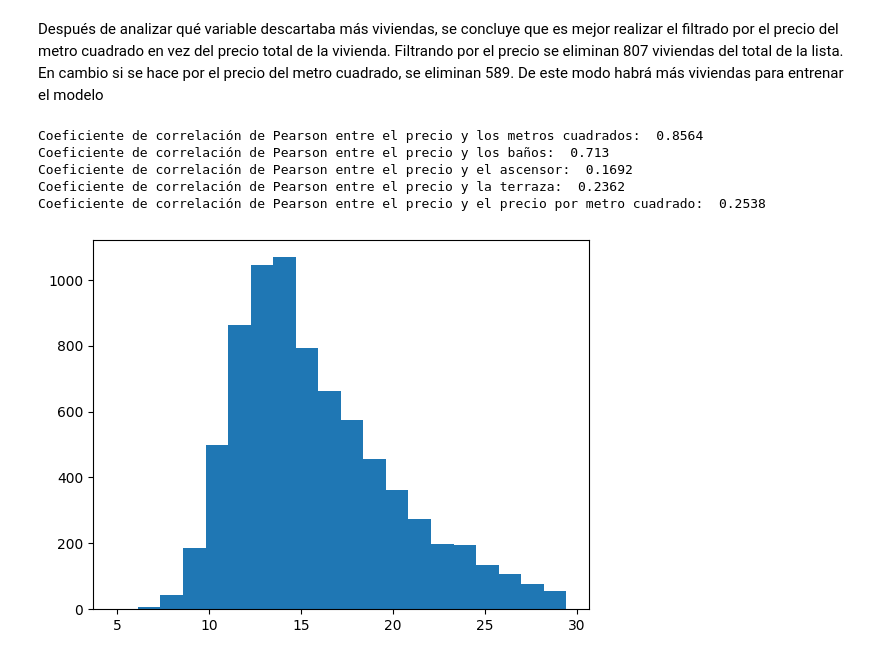
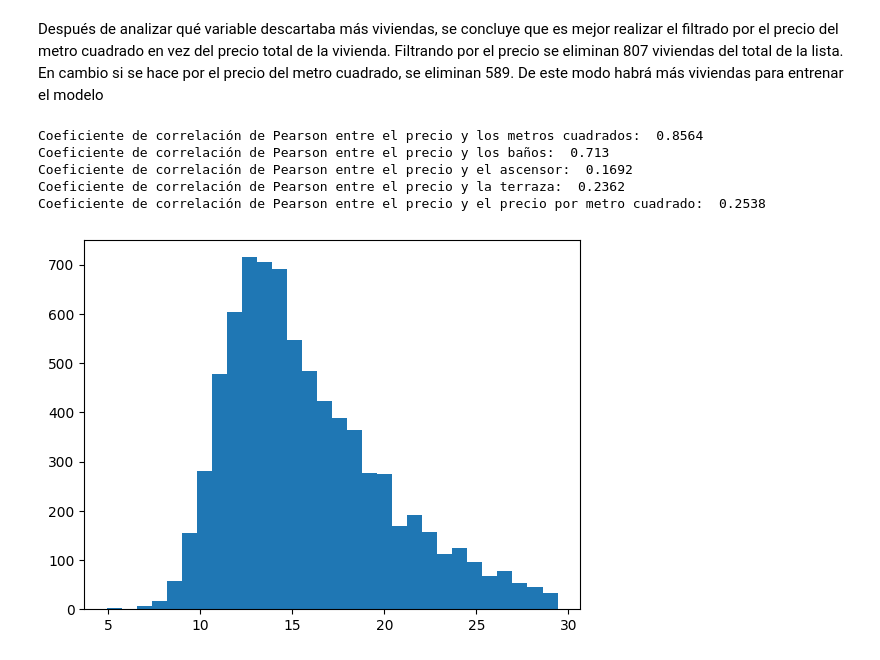
Before and after one commit to carlosarreguib/PROYECTO_1, a Jupyter notebook: Proyecto_1.ipynb, the cells around one changed output. Cells and saved outputs as stored; diff of their text form; code cells hidden in the pictures.

```diff
--- a/Proyecto_1.ipynb
+++ b/Proyecto_1.ipynb
@@ -154,26 +150,26 @@ Después de analizar qué variable descartaba más viviendas, se concluye que es
 # %%
 # Establecemos que df es de aquí en adelante el df del filtrado por el precio por el metro cuadrado
 df = df_filtrado_2
 
 # Analizamos la correlación del precio con otras variables del dataframe
 corr_1 = df['price'].corr(df['square_meters'])
 corr_2 = df['price'].corr(df['bathroom'])
 corr_3 = df['price'].corr(df['lift'])
 corr_4 = df['price'].corr(df['terrace'])
 corr_5 = df['price'].corr(df['square_meters_price'])
 
 print("Coeficiente de correlación de Pearson entre el precio y los metros cuadrados: ", round(corr_1, 4))
 print("Coeficiente de correlación de Pearson entre el precio y los baños: ", round(corr_2, 4))
 print("Coeficiente de correlación de Pearson entre el precio y el ascensor: ", round(corr_3, 4))
 print("Coeficiente de correlación de Pearson entre el precio y la terraza: ", round(corr_4, 4))
 print("Coeficiente de correlación de Pearson entre el precio y el precio por metro cuadrado: ", round(corr_5, 4))
 
-plt.hist(df['square_meters_price'], bins=20)
+plt.hist(df['square_meters_price'], bins=30)
 plt.show()
 # %% [output]
 Coeficiente de correlación de Pearson entre el precio y los metros cuadrados:  0.8564
 Coeficiente de correlación de Pearson entre el precio y los baños:  0.713
 Coeficiente de correlación de Pearson entre el precio y el ascensor:  0.1692
 Coeficiente de correlación de Pearson entre el precio y la terraza:  0.2362
 Coeficiente de correlación de Pearson entre el precio y el precio por metro cuadrado:  0.2538
-[figure, old version]
+[figure, new version]
```
Also changed, not shown: parts of 2 cells of this notebook.
